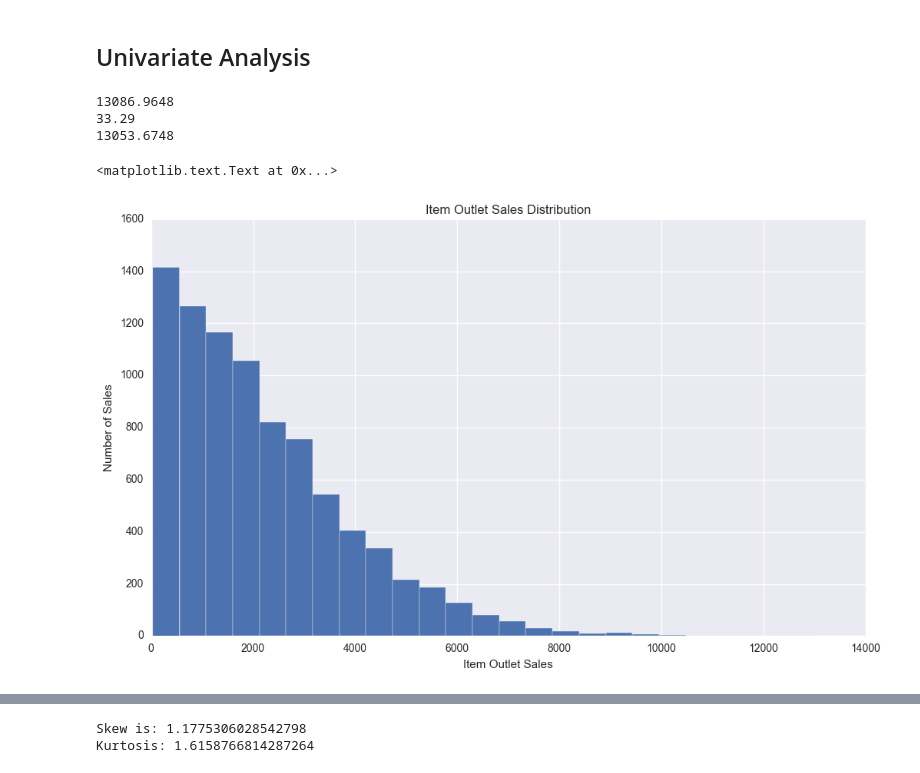
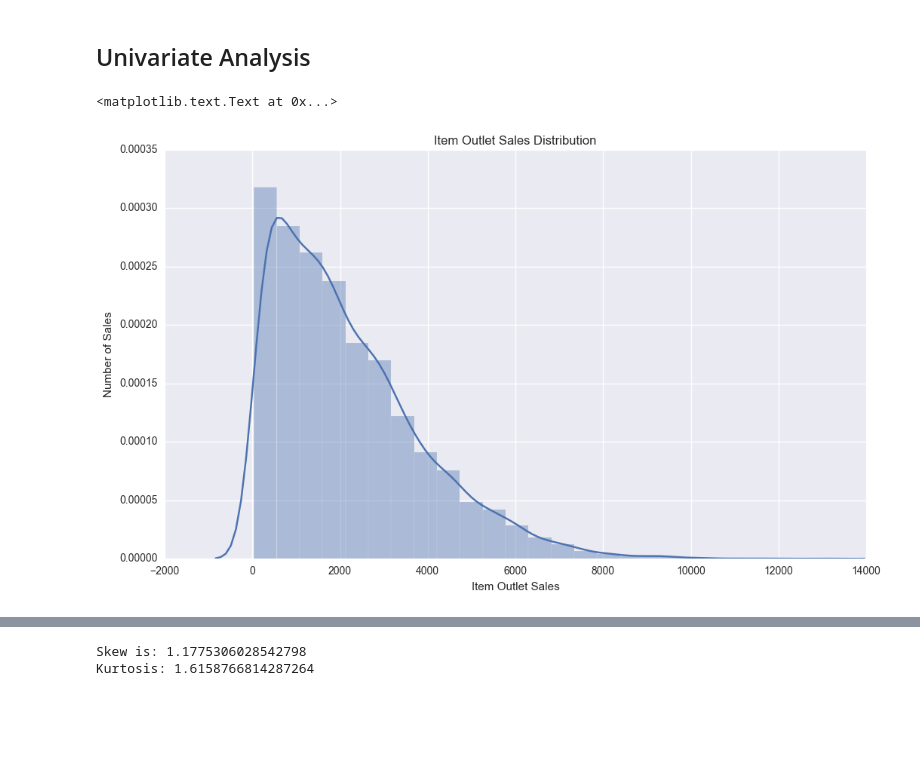
Before and after one commit to Meigarom/Big-Mart-Sales, a Jupyter notebook: Big_Mart_Sales_EDA.ipynb, the cells around one changed output, grey strips where cells are left out. Cells and saved outputs as stored; diff of their text form; code cells hidden in the pictures; blank space fills up the shorter version.

```diff
--- a/Big_Mart_Sales_EDA.ipynb
+++ b/Big_Mart_Sales_EDA.ipynb
@@ -60,23 +93,14 @@ print( 'There are {} duplicate IDs for {} total entries'.format( ids_duplicated,
 There are 6964 duplicate IDs for 8523 total entries
 # %% [markdown]
 ## Univariate Analysis
-# %%
-mx = df['Item_Outlet_Sales'].max()
-mn = df['Item_Outlet_Sales'].min()
-print( mx )
-print( mn )
-print( mx - mn )
-# %% [output]
-13086.9648
-33.29
-13053.6748
 # %%
 plt.figure( figsize=(12, 7) )
-df['Item_Outlet_Sales'].hist( bins=25 )
+#df['Item_Outlet_Sales'].hist( bins=25 )
+sns.distplot( df['Item_Outlet_Sales'], bins=25 )
 plt.ticklabel_format( style='plain', axis='x', scilimits=(0,1) )
 plt.xlabel( 'Item Outlet Sales')
 plt.ylabel( 'Number of Sales' )
 plt.title( 'Item Outlet Sales Distribution' )
 # %% [output]
 <matplotlib.text.Text at 0x...>
-[figure, old version]
+[figure, new version]
```
Also changed, not shown: parts of 22 cells of this notebook.
